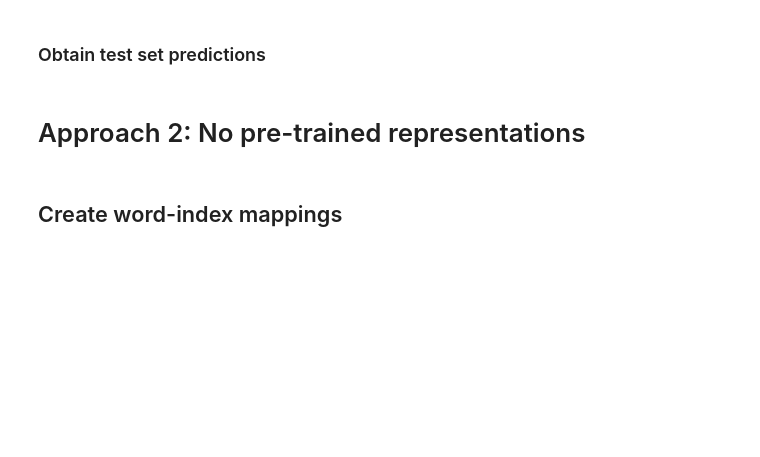
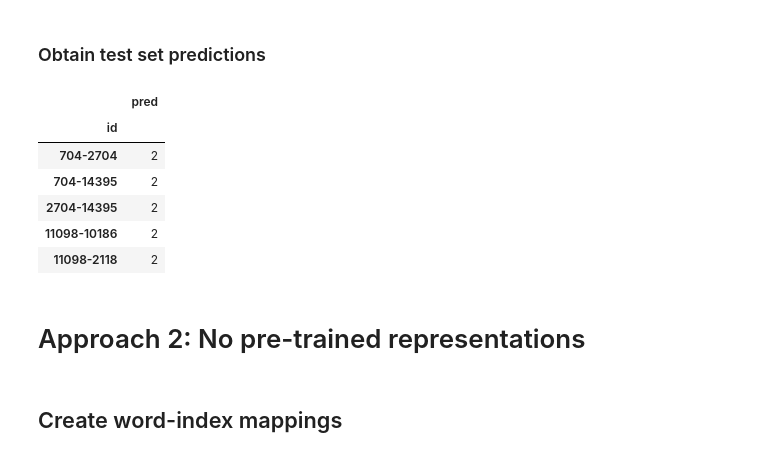
Before and after one commit to willburr/humorous-headlines, a Jupyter notebook: main.ipynb, the cells around one changed output. Drawn from its saved outputs; the diff is of its cells as text; code cells hidden in the pictures; blank space fills up the shorter version.

```diff
--- a/main.ipynb
+++ b/main.ipynb
@@ -804,7 +883,7 @@ for (sentence1, sentence2) in training_data:
     # Add the encoded sentence to the list.
     input_id_pairs.append([encoded_sentence1, encoded_sentence2])
 
-train_loader, dev_loader = create_dataloaders(input_id_pairs, training_labels, collate_fn_BERT, flip=False)
+train_loader, dev_loader = create_dataloaders(input_id_pairs, labels, collate_fn_padd_BERT, flip=False)
 # %% [markdown]
 ### DistilBert for Humour detection
 # %%
@@ -858,18 +947,26 @@ train(train_loader, dev_loader, model, epochs, optimizer, scheduler)
 # %%
 test_id_pairs = []
 
-for (_, sentence1, sentence2) in test_data:
+for (sentence1, sentence2) in test_data:
     encoded_sentence1 = tokenizer.encode(sentence1, add_special_tokens=False)
     encoded_sentence2 = tokenizer.encode(sentence2, add_special_tokens=False)
 
     # Add the encoded sentence to the list.
     test_id_pairs.append([encoded_sentence1, encoded_sentence2])
 
-test_loader = create_test_dataloader(test_id_pairs, collate_fn_BERT_test)
+test_loader = create_test_dataloader(test_id_pairs, lambda b: collate_fn_BERT(b, test=True))
 
 test_results = eval_test(test_loader, model, edited_test_df['id'], "bert2")
 
 test_results.head()
+# %% [output]
+|  | pred |
+| id |  |
+| 704-2704 | 2 |
+| 704-14395 | 2 |
+| 2704-14395 | 2 |
+| 11098-10186 | 2 |
+| 11098-2118 | 2 |
 # %% [markdown]
 # Approach 2: No pre-trained representations
 # %% [markdown]
```
Also changed, not shown: parts of 23 cells of this notebook.
